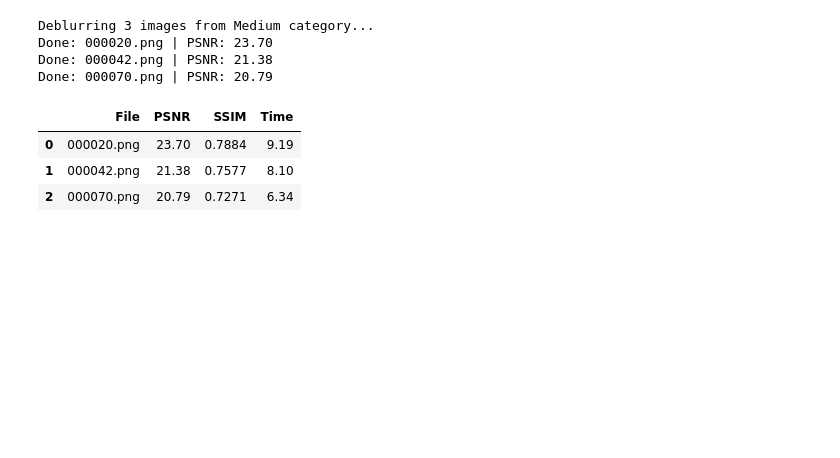
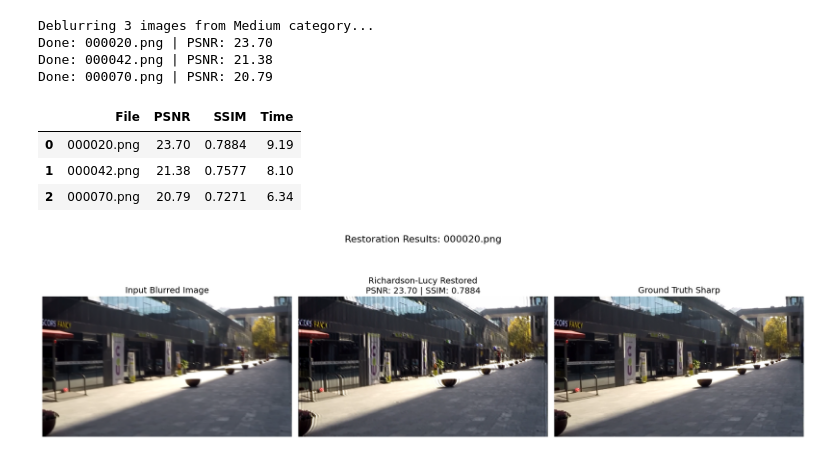
Before and after one commit to shetty-23/Computer-vision---Assignment-1, a Jupyter notebook: Assignment_1_Computer_vision.ipynb, the cells around one changed output. Saved outputs shown, nothing was run; the diff lists cells and outputs as text; code cells hidden in the pictures; blank space fills up the shorter version.

Commit message:
Feat: generated side-by-side visual comparisons for Task 2 report

```diff
--- a/Assignment_1_Computer_vision.ipynb
+++ b/Assignment_1_Computer_vision.ipynb
@@ -198,3 +193,47 @@ Done: 000070.png | PSNR: 20.79
 | 0 | 000020.png | 23.70 | 0.7884 | 9.19 |
 | 1 | 000042.png | 21.38 | 0.7577 | 8.10 |
 | 2 | 000070.png | 20.79 | 0.7271 | 6.34 |
+# %%
+
+
+def visualize_results(blur_img, deblur_img, sharp_img, fname, psnr, ssim):
+    fig, axes = plt.subplots(1, 3, figsize=(18, 6))
+
+    axes[0].imshow(blur_img)
+    axes[0].set_title(f"Input Blurred Image", fontsize=14)
+    axes[0].axis('off')
+
+    axes[1].imshow(deblur_img)
+    axes[1].set_title(f"Richardson-Lucy Restored\nPSNR: {psnr:.2f} | SSIM: {ssim:.4f}", fontsize=14)
+    axes[1].axis('off')
+
+    axes[2].imshow(sharp_img)
+    axes[2].set_title("Ground Truth Sharp", fontsize=14)
+    axes[2].axis('off')
+
+    plt.suptitle(f"Restoration Results: {fname}", fontsize=16)
+    plt.tight_layout()
+    plt.show()
+
+# Loading a sample from the 'Medium' category for visualization
+sample_fname = "000020.png"
+test_img_path = strat_path / "test/Medium/blur" / sample_fname
+test_sharp_path = strat_path / "test/Medium/sharp" / sample_fname
+
+if test_img_path.exists():
+    blur_viz = cv2.cvtColor(cv2.imread(str(test_img_path)), cv2.COLOR_BGR2RGB)
+    sharp_viz = cv2.cvtColor(cv2.imread(str(test_sharp_path)), cv2.COLOR_BGR2RGB)
+    psf_viz = get_motion_psf(size=15, angle=0)
+    deblur_viz = deblur_richardson_lucy_rgb(blur_viz, psf_viz, iterations=20)
+
+    # Calculate specific metrics for the plot
+    gray_sharp = cv2.cvtColor(sharp_viz, cv2.COLOR_RGB2GRAY)
+    gray_deblur = cv2.cvtColor(deblur_viz, cv2.COLOR_RGB2GRAY)
+    psnr_viz = metrics.peak_signal_noise_ratio(gray_sharp, gray_deblur)
+    ssim_viz = metrics.structural_similarity(gray_sharp, gray_deblur, data_range=255)
+
+    visualize_results(blur_viz, deblur_viz, sharp_viz, sample_fname, psnr_viz, ssim_viz)
+else:
+    print(f"File {sample_fname} not found for visualization. Please check the path.")
+# %% [output]
+[figure, added]
```
Also changed, not shown: parts of 2 cells of this notebook.
